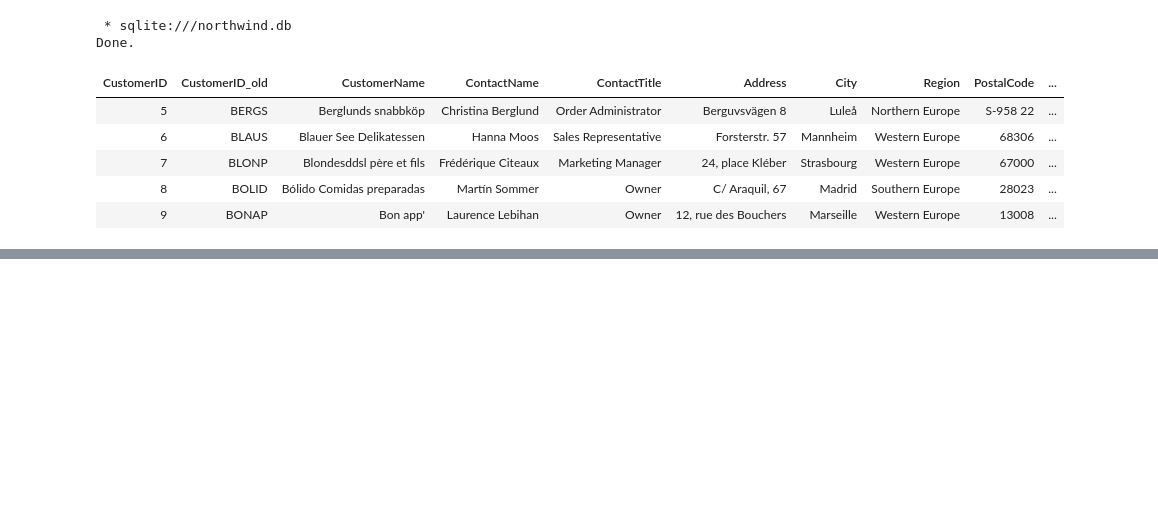
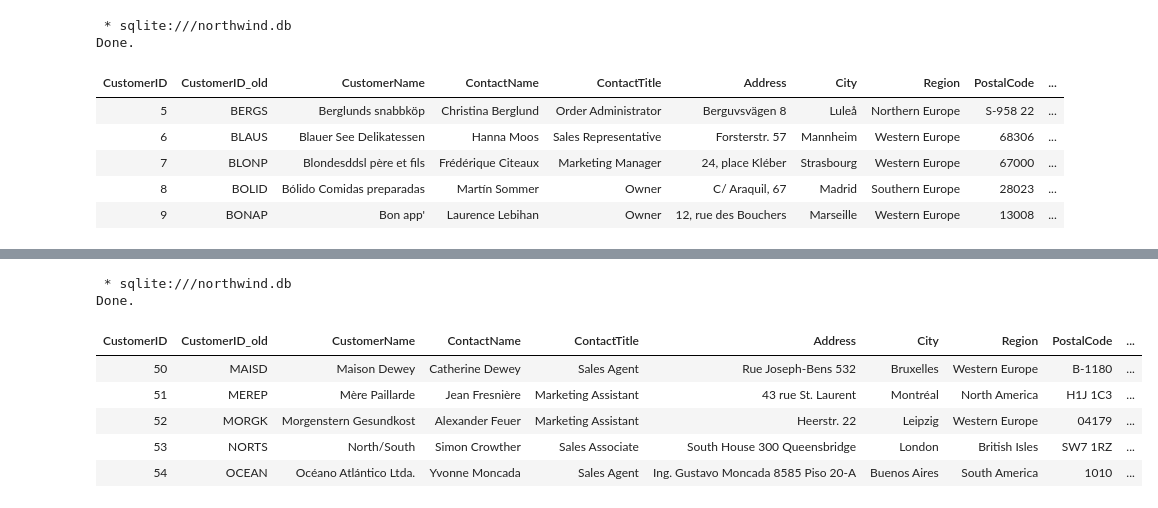
Before and after one commit to MAK8405/SQLHub, a Jupyter notebook: SQL.ipynb, the cells around one changed output, grey strips where cells are left out. Cells and saved outputs as stored; diff of their text form; code cells hidden in the pictures; blank space fills up the shorter version.

```diff
--- a/SQL.ipynb
+++ b/SQL.ipynb
@@ -410,0 +426,15 @@ Done.
+# %%
+%%sql
+SELECT *
+FROM Customers
+WHERE NOT CustomerID < 50
+LIMIT 5
+# %% [output]
+ * sqlite:///northwind.db
+Done.
+| CustomerID | CustomerID_old | CustomerName | ContactName | ContactTitle | Address | City | Region | PostalCode | ... |
+| 50 | MAISD | Maison Dewey | Catherine Dewey | Sales Agent | Rue Joseph-Bens 532 | Bruxelles | Western Europe | B-1180 | ... |
+| 51 | MEREP | Mère Paillarde | Jean Fresnière | Marketing Assistant | 43 rue St. Laurent | Montréal | North America | H1J 1C3 | ... |
+| 52 | MORGK | Morgenstern Gesundkost | Alexander Feuer | Marketing Assistant | Heerstr. 22 | Leipzig | Western Europe | 04179 | ... |
+| 53 | NORTS | North/South | Simon Crowther | Sales Associate | South House 300 Queensbridge | London | British Isles | SW7 1RZ | ... |
+| 54 | OCEAN | Océano Atlántico Ltda. | Yvonne Moncada | Sales Agent | Ing. Gustavo Moncada 8585 Piso 20-A | Buenos Aires | South America | 1010 | ... |
```
Also changed, not shown: parts of 1 cell of this notebook.
